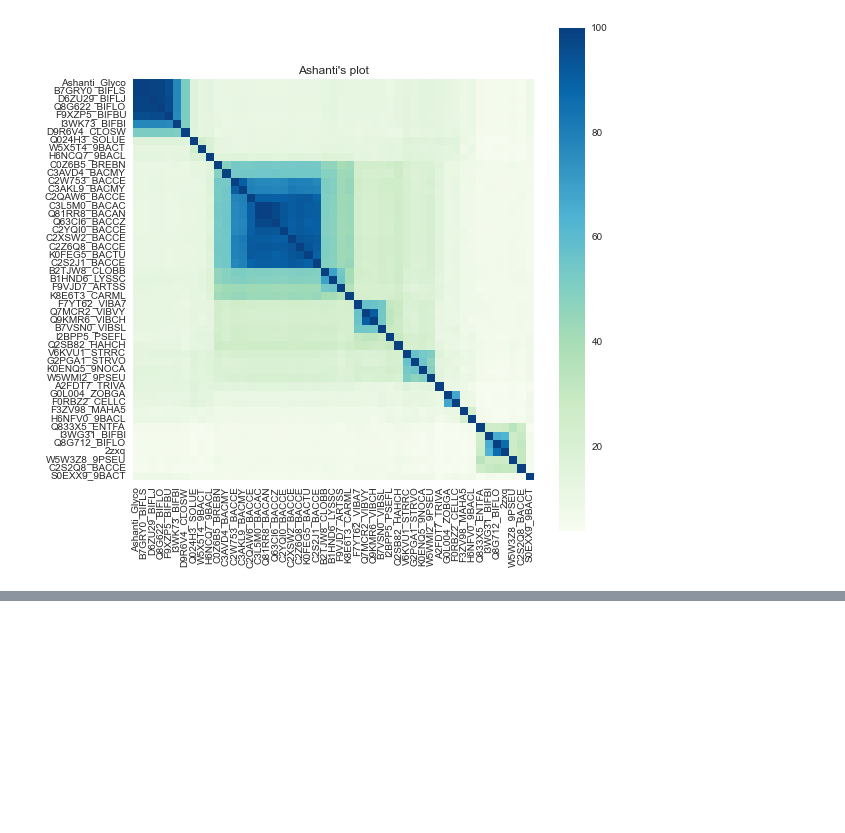
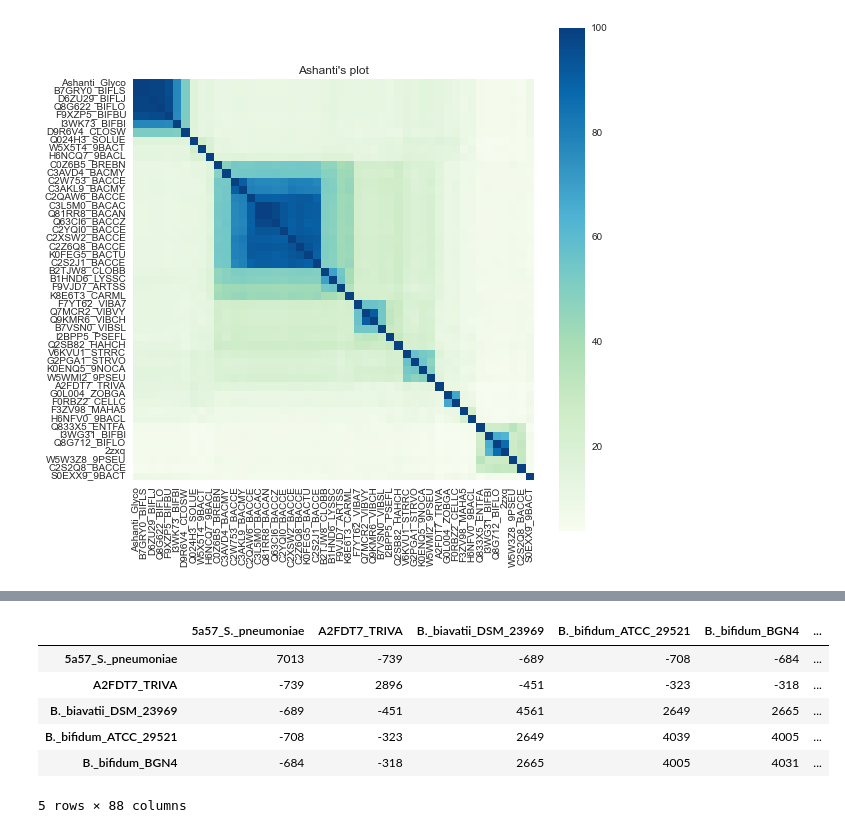
Before and after one commit to subunitA/Thesis_Images, a Jupyter notebook: HMMR Similarity Matrix.ipynb, the cells around one changed output, grey strips where cells are left out. Drawn from its saved outputs; the diff is of its cells as text; code cells hidden in the pictures; blank space fills up the shorter version.

```diff
--- a/HMMR Similarity Matrix.ipynb
+++ b/HMMR Similarity Matrix.ipynb
@@ -80,0 +105,11 @@ NameError: name 'good_loci' is not defined
+# %%
+data = pd.DataFrame(results)
+data.head()
+# %% [output]
+|  | 5a57_S._pneumoniae | A2FDT7_TRIVA | B._biavatii_DSM_23969 | B._bifidum_ATCC_29521 | B._bifidum_BGN4 | ... |
+| 5a57_S._pneumoniae | 7013 | -739 | -689 | -708 | -684 | ... |
+| A2FDT7_TRIVA | -739 | 2896 | -451 | -323 | -318 | ... |
+| B._biavatii_DSM_23969 | -689 | -451 | 4561 | 2649 | 2665 | ... |
+| B._bifidum_ATCC_29521 | -708 | -323 | 2649 | 4039 | 4005 | ... |
+| B._bifidum_BGN4 | -684 | -318 | 2665 | 4005 | 4031 | ... |
+5 rows × 88 columns
```
Also changed, not shown: parts of 11 cells of this notebook, 3 other files.
